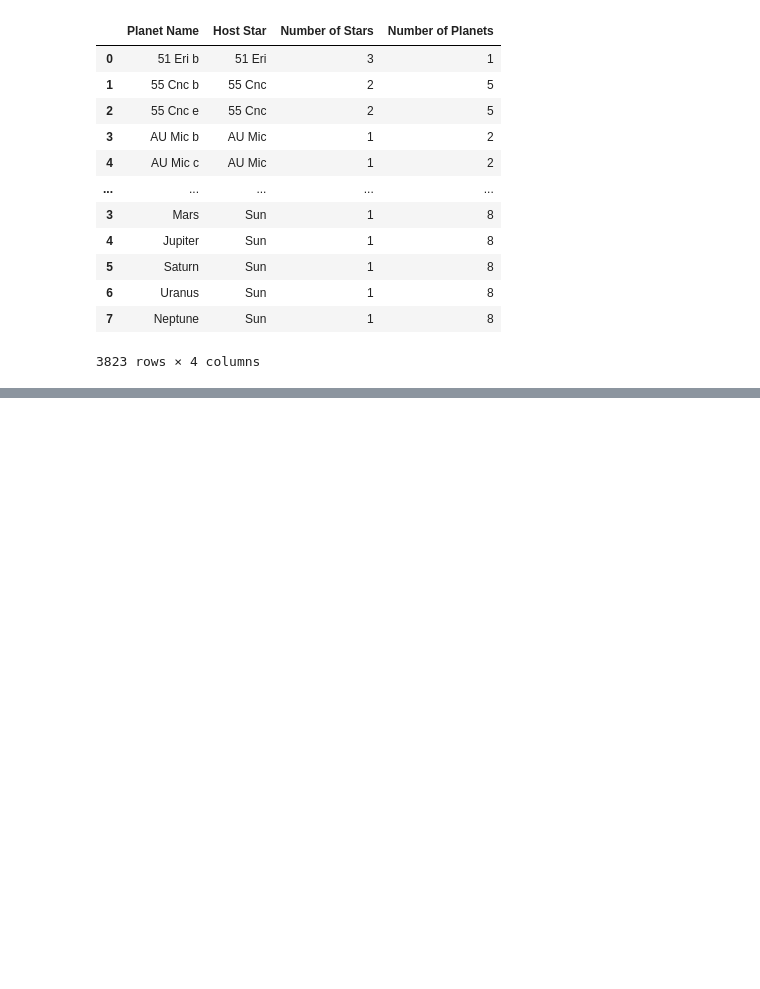
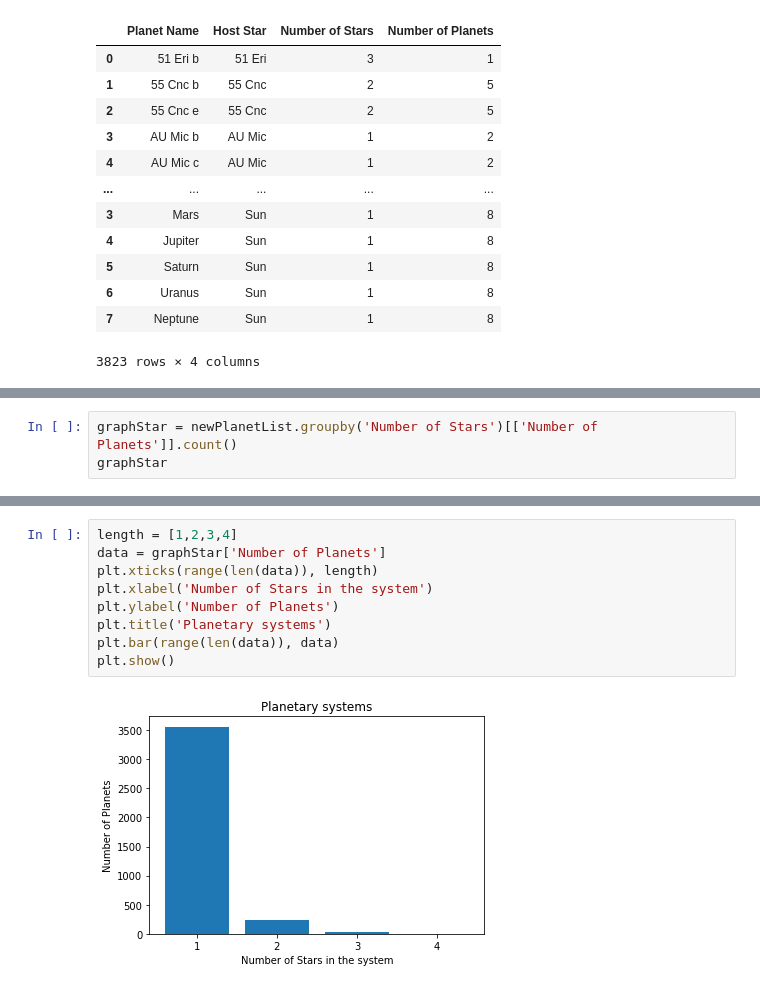
Before and after one commit to timothy7walker/GalaxyPlanetsandExoplanets, a Jupyter notebook: GalaxyPlanetsandExoplanets.ipynb, the cells around one changed output, grey strips where cells are left out. Saved outputs shown, nothing was run; the diff lists cells and outputs as text; blank space fills up the shorter version.

```diff
--- a/GalaxyPlanetsandExoplanets.ipynb
+++ b/GalaxyPlanetsandExoplanets.ipynb
@@ -194,0 +204,3 @@ newPlanetList
+# %%
+graphStar = newPlanetList.groupby('Number of Stars')[['Number of Planets']].count()
+graphStar
@@ -194,0 +214,11 @@ newPlanetList
+# %%
+length = [1,2,3,4]
+data = graphStar['Number of Planets']
+plt.xticks(range(len(data)), length)
+plt.xlabel('Number of Stars in the system')
+plt.ylabel('Number of Planets')
+plt.title('Planetary systems')
+plt.bar(range(len(data)), data)
+plt.show()
+# %% [output]
+[figure, added]
```
Also changed, not shown: parts of 7 cells of this notebook.
